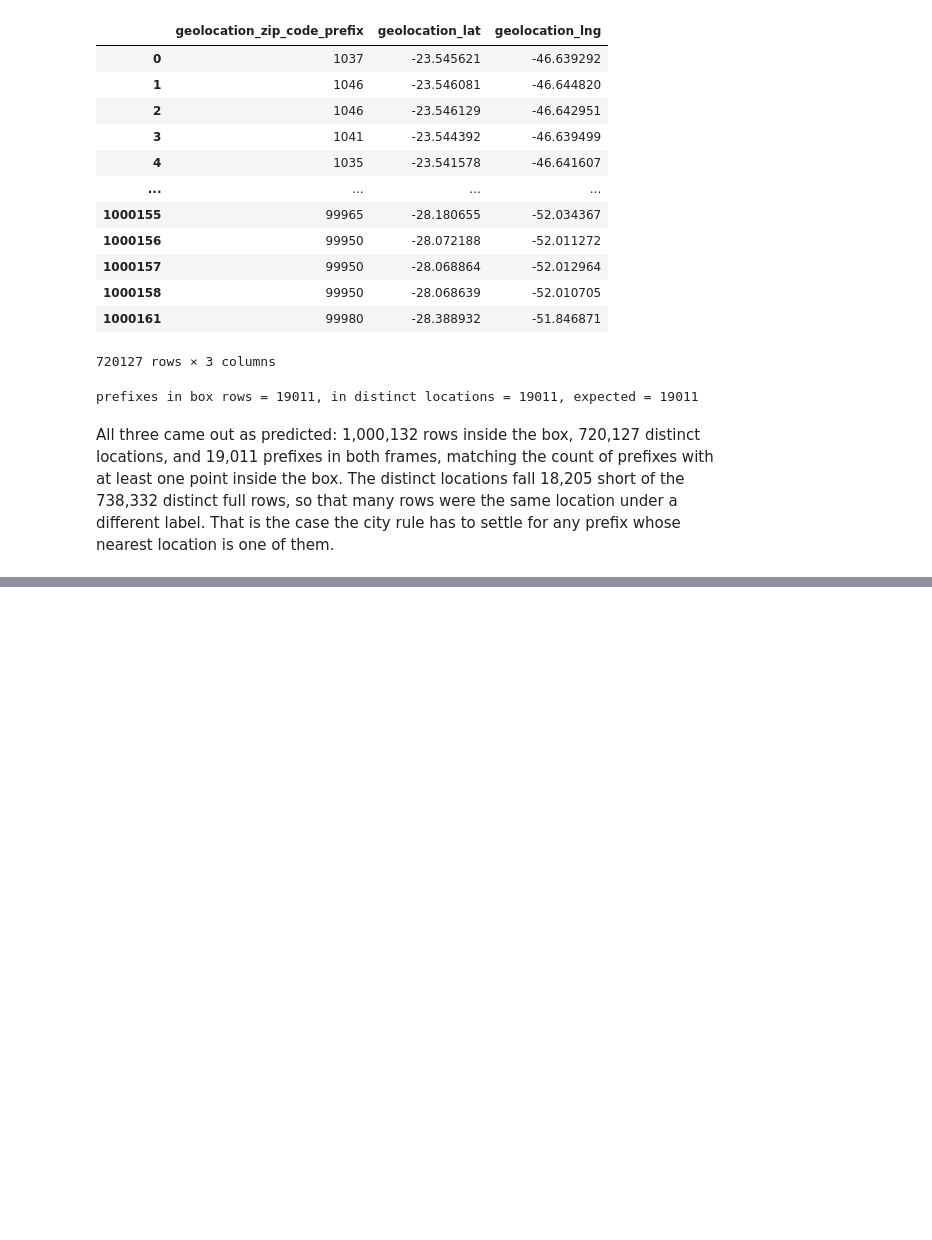
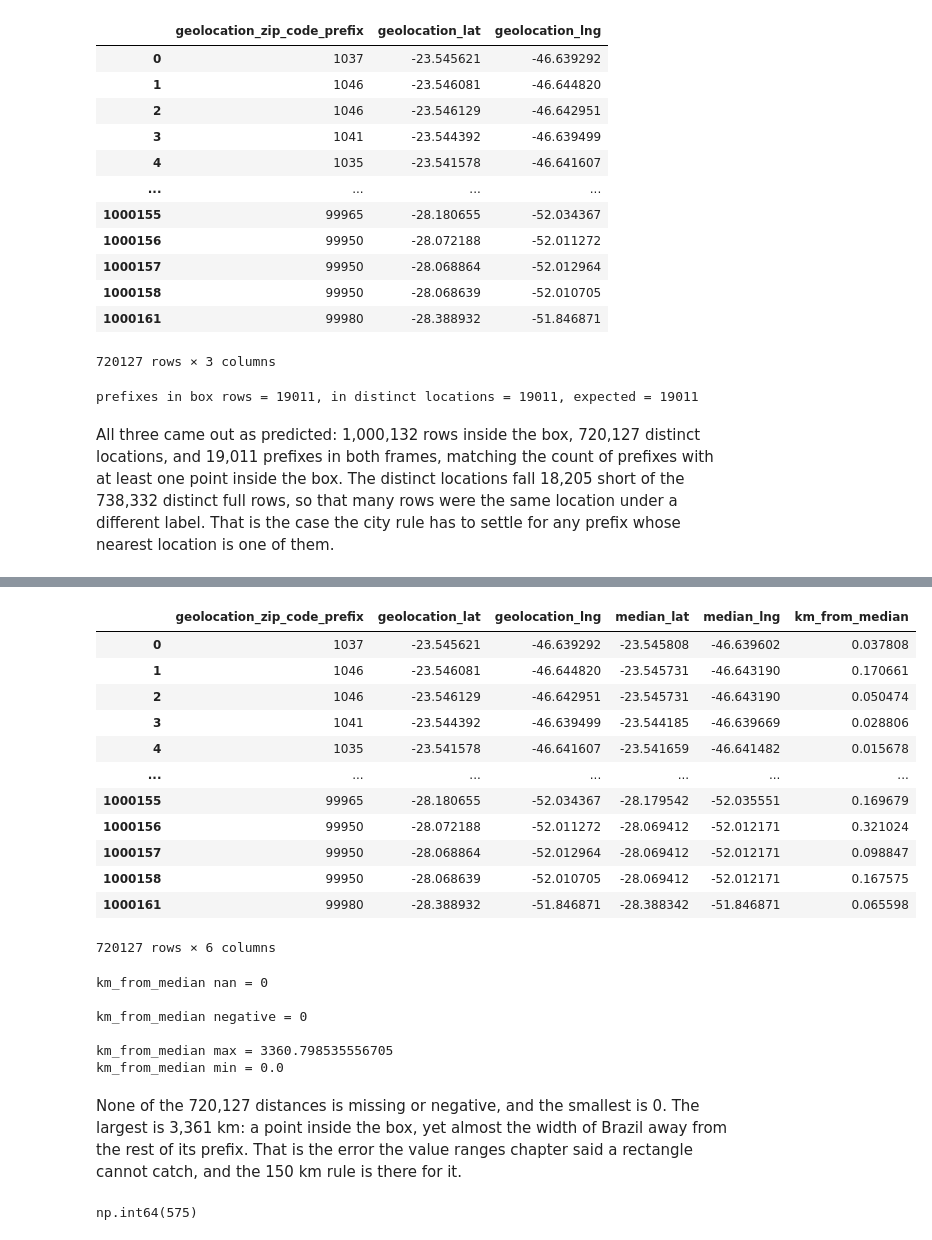
Before and after one commit to Spyrsial/olist-ecommerce-data-cleaning-eda, a Jupyter notebook: 01_data_cleaning.ipynb, the cells around one changed output, grey strips where cells are left out. Drawn from its saved outputs; the diff is of its cells as text; code cells hidden in the pictures; blank space fills up the shorter version.

Commit message:
measured every distinct location against its prefix median and found 575 over 150 km across 267 prefixes

```diff
--- a/01_data_cleaning.ipynb
+++ b/01_data_cleaning.ipynb
@@ -2718,0 +2721,4 @@ All three came out as predicted: 1,000,132 rows inside the box, 720,127 distinct
+# %%
+prefix_medians = geolocation_distinct_locations.groupby("geolocation_zip_code_prefix")\
+    [["geolocation_lat", "geolocation_lng"]].transform("median")
+prefix_medians
@@ -2718,0 +2739,4 @@ All three came out as predicted: 1,000,132 rows inside the box, 720,127 distinct
+# %%
+geolocation_distinct_locations["median_lat"] = prefix_medians["geolocation_lat"]
+geolocation_distinct_locations["median_lng"] = prefix_medians["geolocation_lng"]
+geolocation_distinct_locations
@@ -2718,0 +2757,46 @@ All three came out as predicted: 1,000,132 rows inside the box, 720,127 distinct
+# %%
+geolocation_distinct_locations["km_from_median"] = haversine_km(
+    lat1=geolocation_distinct_locations["geolocation_lat"],
+    lng1=geolocation_distinct_locations["geolocation_lng"],
+    lat2=geolocation_distinct_locations["median_lat"],
+    lng2=geolocation_distinct_locations["median_lng"],
+)
+
+geolocation_distinct_locations
+# %% [output]
+|  | geolocation_zip_code_prefix | geolocation_lat | geolocation_lng | median_lat | median_lng | km_from_median |
+| 0 | 1037 | -23.545621 | -46.639292 | -23.545808 | -46.639602 | 0.037808 |
+| 1 | 1046 | -23.546081 | -46.644820 | -23.545731 | -46.643190 | 0.170661 |
+| 2 | 1046 | -23.546129 | -46.642951 | -23.545731 | -46.643190 | 0.050474 |
+| 3 | 1041 | -23.544392 | -46.639499 | -23.544185 | -46.639669 | 0.028806 |
+| 4 | 1035 | -23.541578 | -46.641607 | -23.541659 | -46.641482 | 0.015678 |
+| ... | ... | ... | ... | ... | ... | ... |
+| 1000155 | 99965 | -28.180655 | -52.034367 | -28.179542 | -52.035551 | 0.169679 |
+| 1000156 | 99950 | -28.072188 | -52.011272 | -28.069412 | -52.012171 | 0.321024 |
+| 1000157 | 99950 | -28.068864 | -52.012964 | -28.069412 | -52.012171 | 0.098847 |
+| 1000158 | 99950 | -28.068639 | -52.010705 | -28.069412 | -52.012171 | 0.167575 |
+| 1000161 | 99980 | -28.388932 | -51.846871 | -28.388342 | -51.846871 | 0.065598 |
+720127 rows × 6 columns
+# %%
+print(f"km_from_median nan = {geolocation_distinct_locations['km_from_median'].isna().sum()}")
+print()
+print(f"km_from_median negative = {(geolocation_distinct_locations['km_from_median'] < 0).sum()}")
+print()
+print(f"km_from_median max = {geolocation_distinct_locations['km_from_median'].max()}")
+print(f"km_from_median min = {geolocation_distinct_locations['km_from_median'].min()}")
+# %% [output]
+km_from_median nan = 0
+
+km_from_median negative = 0
+
+km_from_median max = 3360.798535556705
+km_from_median min = 0.0
+# %% [markdown]
+None of the 720,127 distances is missing or negative, and the smallest is 0. The largest is 3,361 km: a point inside the box, yet almost the width of Brazil away from the rest of its prefix. That is the error the value ranges chapter said a rectangle cannot catch, and the 150 km rule is there for it.
+# %%
+MAX_KM_FROM_MEDIAN = 150
+
+over_max_km_median_mask = geolocation_distinct_locations['km_from_median'] > MAX_KM_FROM_MEDIAN
+over_max_km_median_mask.sum()
+# %% [output]
+np.int64(575)
```
Also changed, not shown: parts of 4 cells of this notebook.
